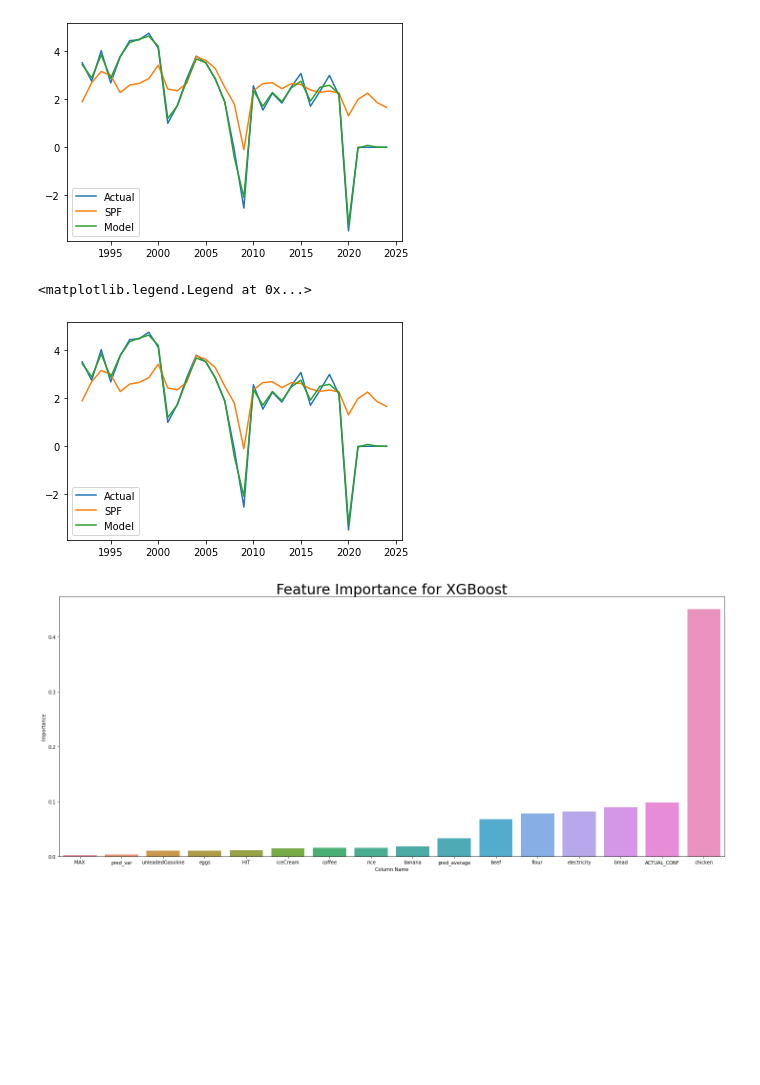
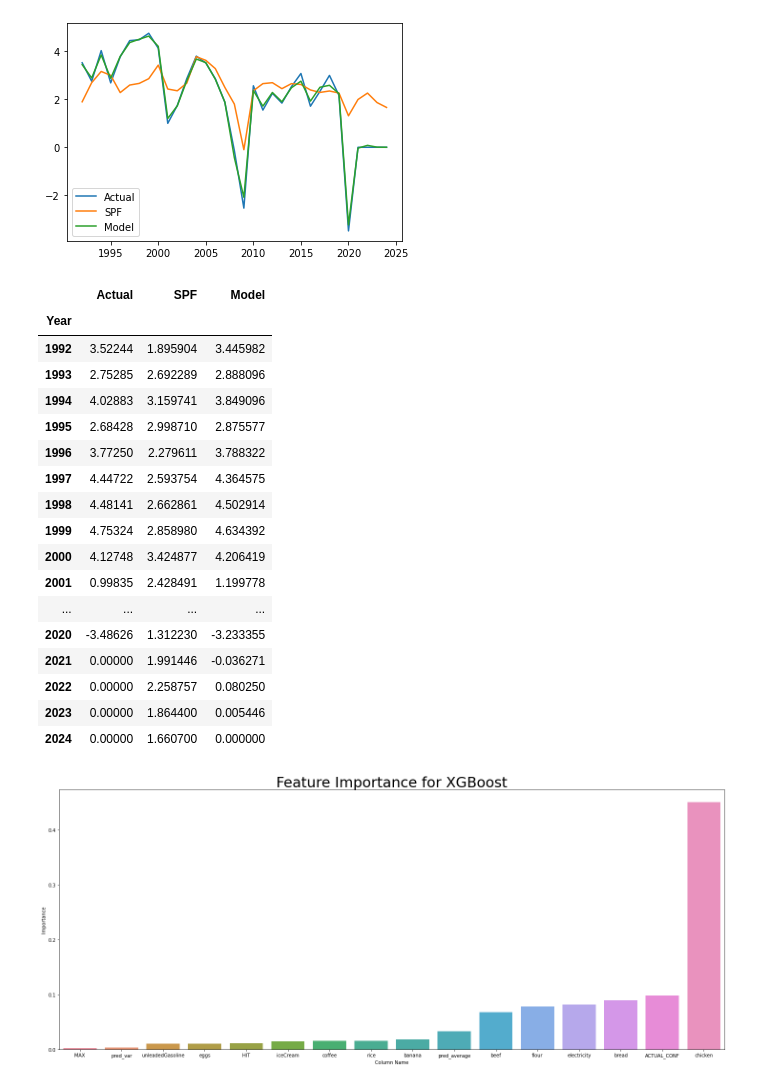
Before and after one commit to mbearw-berkeley/W210-Capstone, a Jupyter notebook: models/RegressionModel Class notebook.ipynb, the cells around one changed output. Drawn from its saved outputs; the diff is of its cells as text; code cells hidden in the pictures; blank space fills up the shorter version.

```diff
--- a/models/RegressionModel Class notebook.ipynb
+++ b/models/RegressionModel Class notebook.ipynb
@@ -206,23 +255,27 @@ plt.legend(labels)
 # %% [output]
 <matplotlib.legend.Legend at 0x...>
 [figure]
-# %%
-rf = RegressionModel("RandomForest", RandomForestRegressor())
-rf_preds = rf.get_predictions("RealGDP")
-actuals = val[val["INDICATOR"]=="RealGDP"]["actual"]
-spf_preds = val[val["INDICATOR"]=="RealGDP"]["pred_average"]
-years = val[val["INDICATOR"]=="RealGDP"]['YEAR BEING FORECAST']
-frame = pd.DataFrame({"Actual": actuals, "SPF": spf_preds, "Model": preds, "Year": years})
-new = frame.sort_values(by="Year")
-grouped = new.groupby("Year").mean()
-plt.plot(grouped['Actual'])
-plt.plot(grouped['SPF'])
-plt.plot(grouped['Model'])
-labels = ["Actual", "SPF", "Model"]
-plt.legend(labels)
-# %% [output]
-<matplotlib.legend.Legend at 0x...>
-[figure, removed]
+# %%
+grouped
+# %% [output]
+|  | Actual | SPF | Model |
+| Year |  |  |  |
+| 1992 | 3.52244 | 1.895904 | 3.445982 |
+| 1993 | 2.75285 | 2.692289 | 2.888096 |
+| 1994 | 4.02883 | 3.159741 | 3.849096 |
+| 1995 | 2.68428 | 2.998710 | 2.875577 |
+| 1996 | 3.77250 | 2.279611 | 3.788322 |
+| 1997 | 4.44722 | 2.593754 | 4.364575 |
+| 1998 | 4.48141 | 2.662861 | 4.502914 |
+| 1999 | 4.75324 | 2.858980 | 4.634392 |
+| 2000 | 4.12748 | 3.424877 | 4.206419 |
+| 2001 | 0.99835 | 2.428491 | 1.199778 |
+| ... | ... | ... | ... |
+| 2020 | -3.48626 | 1.312230 | -3.233355 |
+| 2021 | 0.00000 | 1.991446 | -0.036271 |
+| 2022 | 0.00000 | 2.258757 | 0.080250 |
+| 2023 | 0.00000 | 1.864400 | 0.005446 |
+| 2024 | 0.00000 | 1.660700 | 0.000000 |
 # %%
 X_train, Y_train = MeasureSplit(train, "RealGDP")
 # %%
```
Also changed, not shown: parts of 4 cells of this notebook.
